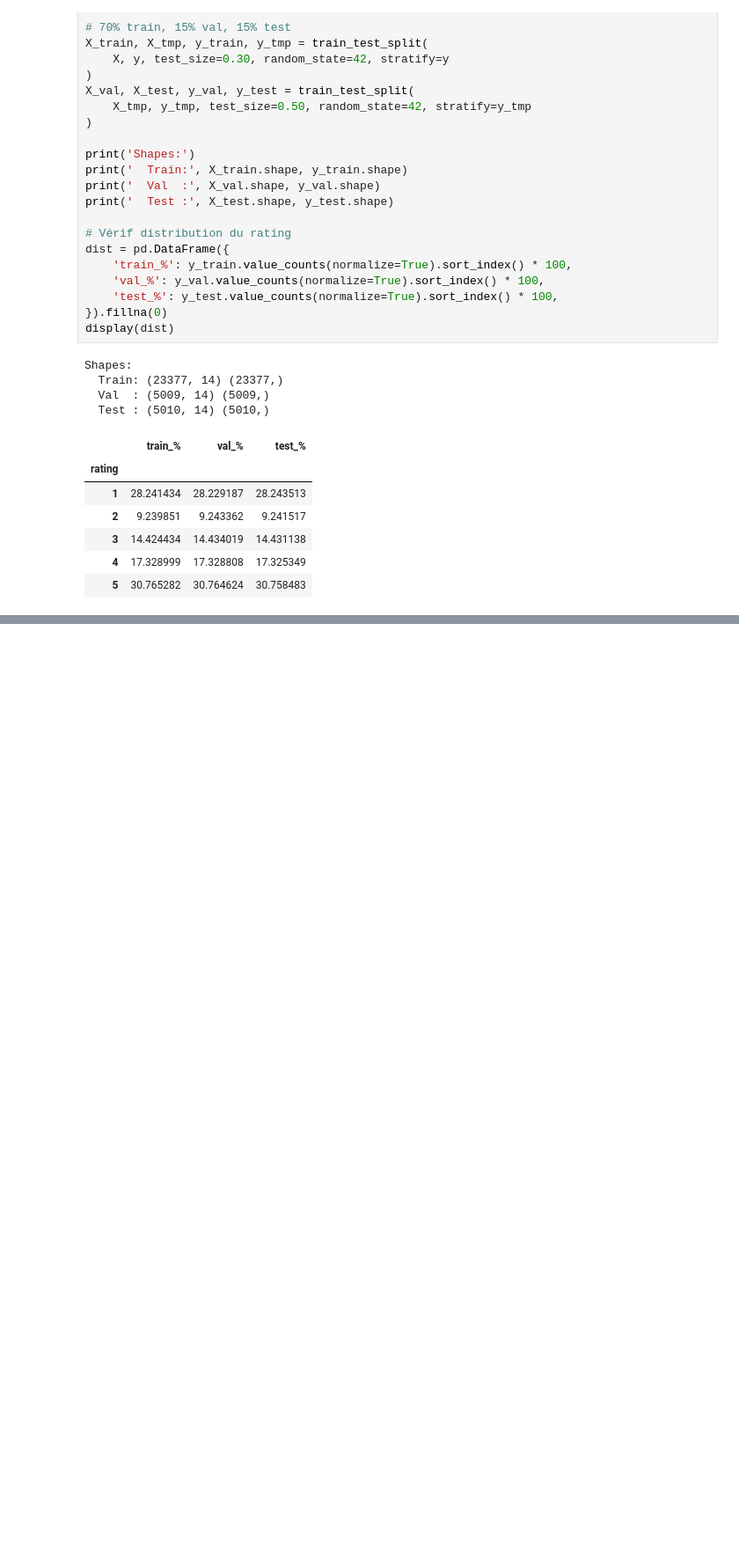
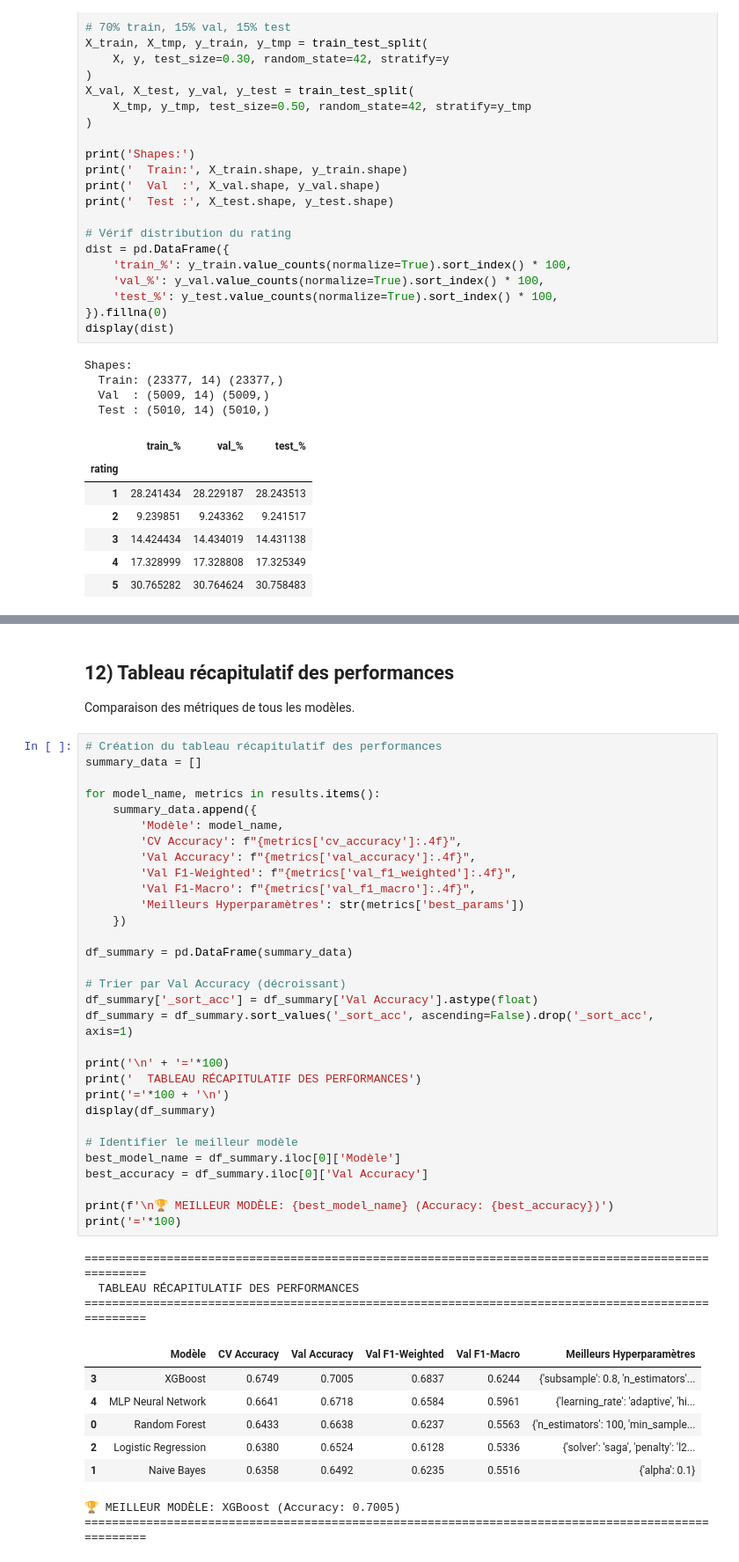
Before and after one commit to F1N3X/intelligent-customer-review-analysis, a Jupyter notebook: main.ipynb, the cells around one changed output, grey strips where cells are left out. Shown at 88% size. Drawn from its saved outputs; the diff is of its cells as text; blank space fills up the shorter version.

```diff
--- a/main.ipynb
+++ b/main.ipynb
@@ -406,0 +910,46 @@ Shapes:
+# %% [markdown]
+## 12) Tableau récapitulatif des performances
+Comparaison des métriques de tous les modèles.
+# %%
+# Création du tableau récapitulatif des performances
+summary_data = []
+
+for model_name, metrics in results.items():
+    summary_data.append({
+        'Modèle': model_name,
+        'CV Accuracy': f"{metrics['cv_accuracy']:.4f}",
+        'Val Accuracy': f"{metrics['val_accuracy']:.4f}",
+        'Val F1-Weighted': f"{metrics['val_f1_weighted']:.4f}",
+        'Val F1-Macro': f"{metrics['val_f1_macro']:.4f}",
+        'Meilleurs Hyperparamètres': str(metrics['best_params'])
+    })
+
+df_summary = pd.DataFrame(summary_data)
+
+# Trier par Val Accuracy (décroissant)
+df_summary['_sort_acc'] = df_summary['Val Accuracy'].astype(float)
+df_summary = df_summary.sort_values('_sort_acc', ascending=False).drop('_sort_acc', axis=1)
+
+print('\n' + '='*100)
+print('  TABLEAU RÉCAPITULATIF DES PERFORMANCES')
+print('='*100 + '\n')
+display(df_summary)
+
+# Identifier le meilleur modèle
+best_model_name = df_summary.iloc[0]['Modèle']
+best_accuracy = df_summary.iloc[0]['Val Accuracy']
+
+print(f'\n🏆 MEILLEUR MODÈLE: {best_model_name} (Accuracy: {best_accuracy})')
+print('='*100)
+# %% [output]
+====================================================================================================
+  TABLEAU RÉCAPITULATIF DES PERFORMANCES
+====================================================================================================
+|  | Modèle | CV Accuracy | Val Accuracy | Val F1-Weighted | Val F1-Macro | Meilleurs Hyperparamètres |
+| 3 | XGBoost | 0.6749 | 0.7005 | 0.6837 | 0.6244 | {'subsample': 0.8, 'n_estimators'... |
+| 4 | MLP Neural Network | 0.6641 | 0.6718 | 0.6584 | 0.5961 | {'learning_rate': 'adaptive', 'hi... |
+| 0 | Random Forest | 0.6433 | 0.6638 | 0.6237 | 0.5563 | {'n_estimators': 100, 'min_sample... |
+| 2 | Logistic Regression | 0.6380 | 0.6524 | 0.6128 | 0.5336 | {'solver': 'saga', 'penalty': 'l2... |
+| 1 | Naive Bayes | 0.6358 | 0.6492 | 0.6235 | 0.5516 | {'alpha': 0.1} |
+🏆 MEILLEUR MODÈLE: XGBoost (Accuracy: 0.7005)
+====================================================================================================
```
Also changed, not shown: parts of 17 cells of this notebook.
